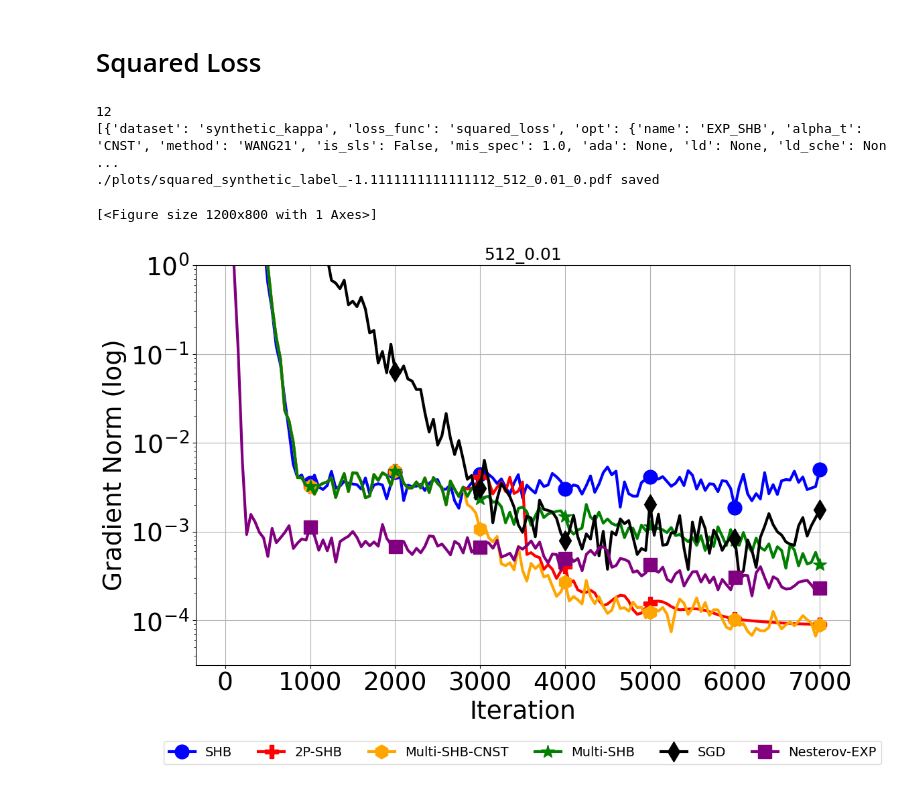
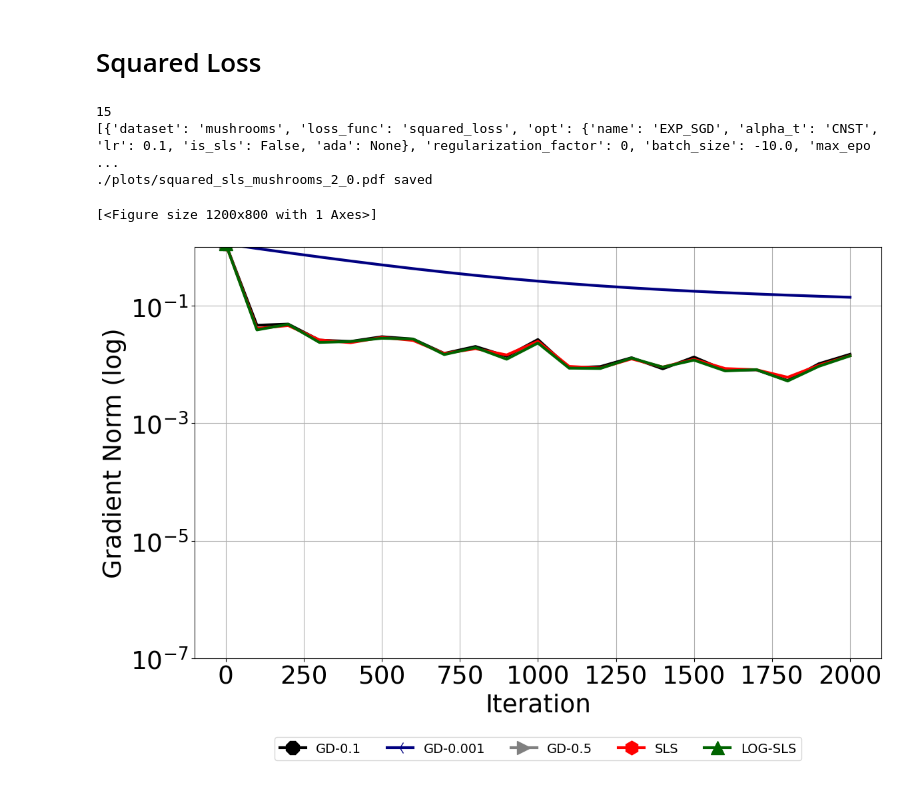
Before and after one commit to anh-dang/accelerated_noise_adaptive_shb, a Jupyter notebook: results.ipynb, the cells around one changed output. Saved outputs shown, nothing was run; the diff lists cells and outputs as text; code cells hidden in the pictures.

```diff
--- a/results.ipynb
+++ b/results.ipynb
@@ -25,10 +26,20 @@ base = './outputs/'
 savedir_synthetic_non_interp = base + 'output_synthetic_non_interp'
 savedir_synthetic_main_plot = base + 'output_synthetic_main_plot'
 
+savedir_sls_mushrooms = base + 'output_sls_mushrooms'
+savedir_sls_mushrooms_1 = base + 'output_sls_mushrooms_1'
+savedir_sls_mushrooms_2 = base + 'output_sls_mushrooms_2'
+
+savedir_sls_ijcnn = base + 'output_sls_ijcnn'
+savedir_sls_ijcnn_1 = base + 'output_sls_ijcnn_1'
+savedir_sls_ijcnn_2 = base + 'output_sls_ijcnn_2'
+
+savedir_sls_rcv1 = base + 'output_sls_rcv1'
+
 exp_config_fname = './exp_configs.py'
 # %%
 markersize = 15
-markevery = 20
+markevery = 100
 linewidth = 3
 shb = 'solid'
 sgd = 'dotted'
@@ -206,17 +331,19 @@ def get_res_dict(config, datasets, batch_size, kappa, variance, runs=[0,1,2]):
 # %% [markdown]
 # Squared Loss
 # %%
-datasets = ["synthetic_kappa"]
-batch_size = -10/9
-kappa = 512
-variance = 1e-2
-runs = [0,1]
-config = EXP_SYN_NON_INTERP_CONFIGS
-loss_exp_dict, combined_filter_dict = get_res_dict(config, datasets, batch_size, kappa, variance, runs)
+datasets = ["mushrooms"]
+batch_size = -10/1
+# kappa = 512
+# variance = 1e-2
+# runs = [0,1]
+config = EXP_LINE_SEARCH_CONFIGS
+# loss_exp_dict, combined_filter_dict = get_res_dict(config, datasets, batch_size, kappa, variance, runs)
+loss_exp_dict, combined_filter_dict = get_res_dict_sls(config, datasets, batch_size)
+
 show_legend_all=None
 rm = hr.ResultManager(
                     exp_list= loss_exp_dict["squared_loss"],
-                    savedir_base=savedir_synthetic_main_plot,
+                    savedir_base=savedir_sls_mushrooms_2,
                     filterby_list=combined_filter_dict["squared_loss"],
                     verbose= 0
                      )
@@ -228,38 +355,38 @@ rm.get_plot_all(
     legend_last_row_only=True,
     y_metric_list =  ['grad_norm'],
     x_metric='itr',
     legend_list=['opt.name'],
-    title_list = ['kappa','variance'],
+#     title_list = ['kappa','variance'],
     groupby_list = ['dataset', 'model', 'n_samples', 'variance', 'kappa'],
     log_metric_list = ["grad_norm", 'alpha_k', 'train_loss'],
     legend_fontsize=14,
     x_fontsize=27,
     y_fontsize=27,
     xtick_fontsize=27,
     ytick_fontsize=27,
     title_fontsize=18,
-    result_step=50,
-    ylim_list=[[(10**(-4.5), 10**(0))]],
+    result_step=1,
+    ylim_list=[[(10**(-7), 10**(0))]],
     #[(10**(-13), 10**(5))],[(10**(-13), 10**(5))]],# (10**(-3), 24), (10**(-3.1), 10**(-.8))]],(10**(0), 1e6)(-0.1, 1.1)(10**(-15), 10**(-4))
 
     map_ylabel_list=[{'train_loss':'Train loss'},
                      {'val_acc':'Validation accuracy'},
                      {'grad_norm': 'Gradient Norm'},
                      {'alpha_k': 'alpha_k'},
                      {'beta_k': 'beta_k'},
                      {'lambda_k': 'lambda_k'},
                      {'n_grad_evals': 'Number of stochastic gradient evaluations'}],
     map_xlabel_list=[{'itr': 'Iteration'}],
                 figsize=(12,8),
     plot_confidence=False,
      legend_kwargs={'bbox_to_anchor':[0.5, -0.22],
                            'borderaxespad':0.,
                            'ncol':6,'loc':'center'},
-    savedir_plots=f'./plots/squared_synthetic_label_{batch_size}_{kappa}_{variance}'
+    savedir_plots=f'./plots/squared_sls_mushrooms_2'
             )
 # %% [output]
-12
-[{'dataset': 'synthetic_kappa', 'loss_func': 'squared_loss', 'opt': {'name': 'EXP_SHB', 'alpha_t': 'CNST', 'method': 'WANG21', 'is_sls': False, 'mis_spec': 1.0, 'ada': None, 'ld': None, 'ld_sche': Non ...
-./plots/squared_synthetic_label_-1.1111111111111112_512_0.01_0.pdf saved
+15
+[{'dataset': 'mushrooms', 'loss_func': 'squared_loss', 'opt': {'name': 'EXP_SGD', 'alpha_t': 'CNST', 'lr': 0.1, 'is_sls': False, 'ada': None}, 'regularization_factor': 0, 'batch_size': -10.0, 'max_epo ...
+./plots/squared_sls_mushrooms_2_0.pdf saved
 [<Figure size 1200x800 with 1 Axes>]
-[figure, old version]
+[figure, new version]
```
Also changed, not shown: parts of 6 cells of this notebook, 6 other files.
